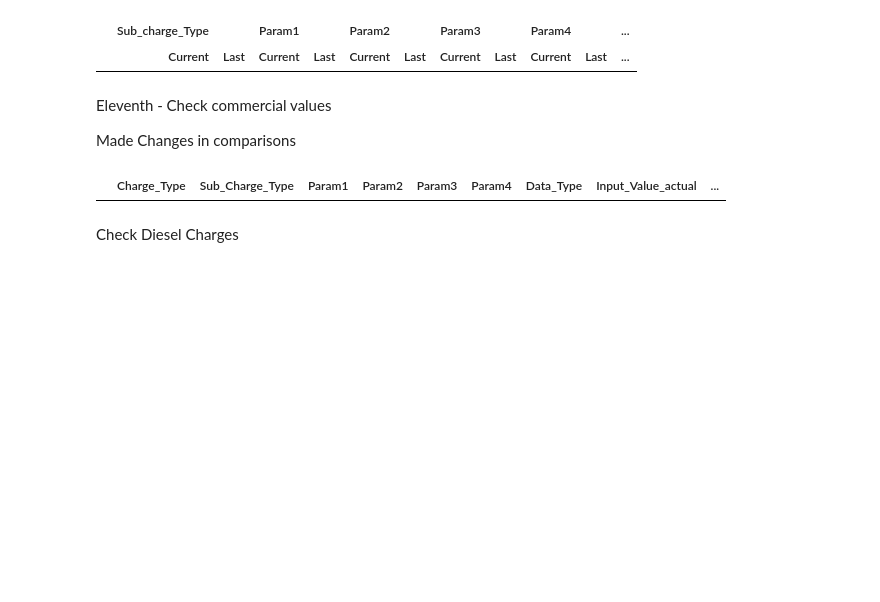
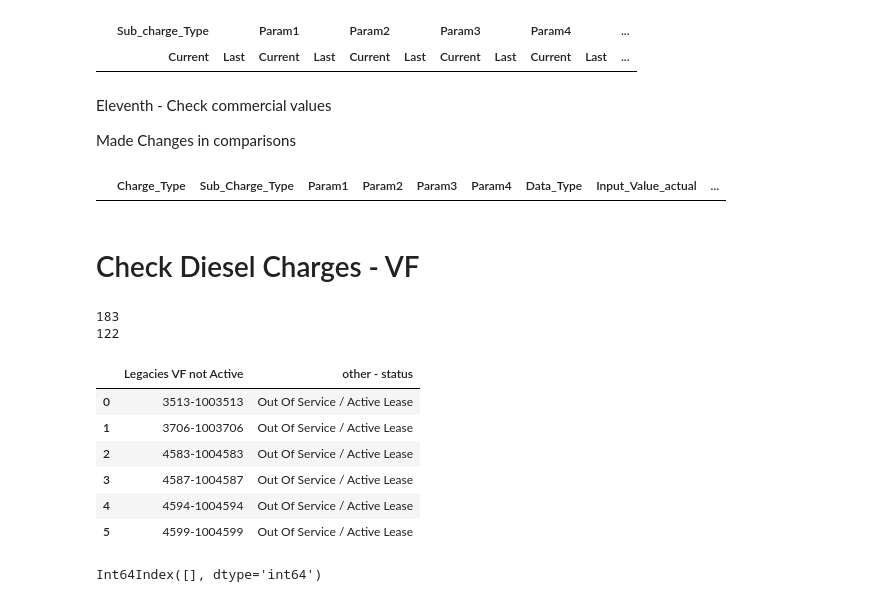
Before and after one commit to emerenan/xlsx_validation, a Jupyter notebook: gr_validations.ipynb, the cells around one changed output. Cells and saved outputs as stored; diff of their text form; code cells hidden in the pictures; blank space fills up the shorter version.

```diff
--- a/gr_validations.ipynb
+++ b/gr_validations.ipynb
@@ -106,8 +108,8 @@ def read_files(path, sheetname, n_skiprows, n_skip_columns, site_index, date_col
         df[date_col] = df[date_col].replace([' '], '')
         df[date_col] = df[date_col].fillna('')
         for i in df[date_col]:
-            dates_format = re.match(r'\d{2}\/\d{2}\/\d{4}', str(i)) or re.match(r'\d{2}\-\d{2}\-\d{4}', str(i))
-            not_date_format = not re.match(r'\d{2}\/\d{2}\/\d{4}', str(i)) or not re.match(r'\d{2}\-\d{2}\-\d{4}', str(i))
+            dates_format = re.search(r'\d+(/|-){2}\/\d+(/|-){2}\/\d+(/|-){4}', str(i))
+            not_date_format = not re.search(r'\d+(/|-){2}\/\d+(/|-){2}\/\d+(/|-){4}', str(i))
             if i !='' and not_date_format:
                 #print(towerdb[towerdb[date_col]==i][['identification - site key', date_col]])
                 lista.append(f'{i:%d/%m/%Y}')
@@ -1011,13 +962,28 @@ df_commercial_diffs_wh
 # %% [output]
 |  | Charge_Type | Sub_Charge_Type | Param1 | Param2 | Param3 | Param4 | Data_Type | Input_Value_actual | ... |
 # %% [markdown]
-Check Diesel Charges
+# Check Diesel Charges - VF
 # %%
 uip_vf_legacy_sites = [i for i in uip_vf[uip_vf['BTS site applicable charge (Annual)'].notnull()]['Site_ID']]
 uip_vf_diesel_sites = [i for i in uip_vf[uip_vf['Energy: Diesel Charges'].notnull()]['Site_ID']]
 
-actives_tw_sites = [i for i in towerdb[(towerdb[tw_status]=='In service') | (towerdb[tw_status]=='Dismantled / Active Lease')][tw_index]]
+actives_vf_sites = [i for i in towerdb[(towerdb[tw_status].isin(['In Service','Dismantled / Active Lease'])) &\
+                                       (towerdb['towerdb owner']=='Vodafone')][tw_index]]
 print(len(uip_vf_legacy_sites))
 print(len(uip_vf_diesel_sites))
-#legacies_vf_not_active_or_dismantled = [i for i in uip_vf_legacy_sites if i not in actives_tw_sites]
-print(len(legacies_vf_not_active_or_dismantled))
+legacies_vf_not_active_or_dismantled = [i for i in uip_vf_legacy_sites if i not in actives_vf_sites]
+legacies_vf = pd.DataFrame(legacies_vf_not_active_or_dismantled, columns=['Legacies VF not Active'])
+vf_sites = towerdb[towerdb['towerdb owner']=='Vodafone'][[tw_index, tw_status]]
+legacies_vf = pd.merge(legacies_vf,vf_sites, how='left', left_on= 'Legacies VF not Active', right_on=tw_index)
+legacies_vf = legacies_vf.iloc[:, [0,2]]
+legacies_vf
+# %% [output]
+183
+122
+|  | Legacies VF not Active | other - status |
+| 0 | 3513-1003513 | Out Of Service / Active Lease |
+| 1 | 3706-1003706 | Out Of Service / Active Lease |
+| 2 | 4583-1004583 | Out Of Service / Active Lease |
+| 3 | 4587-1004587 | Out Of Service / Active Lease |
+| 4 | 4594-1004594 | Out Of Service / Active Lease |
+| 5 | 4599-1004599 | Out Of Service / Active Lease |
@@ -1031,3 +991,5 @@ ind
 diesel = uip_vf['Energy: Diesel Charges'].notnull().isin(actives_tw_sites)
 ind = uip_vf.index[diesel==True]
 ind
+# %% [output]
+Int64Index([], dtype='int64')
```
Also changed, not shown: parts of 12 cells of this notebook.
